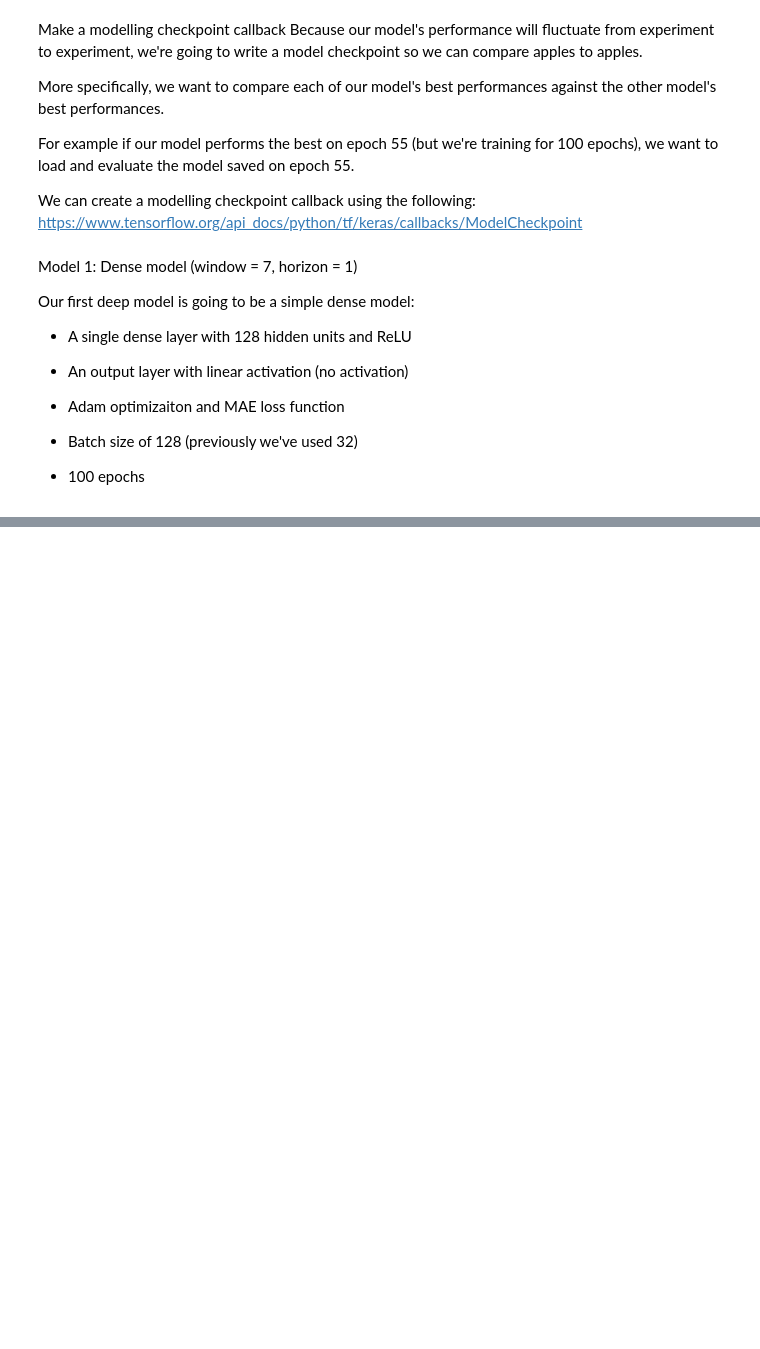
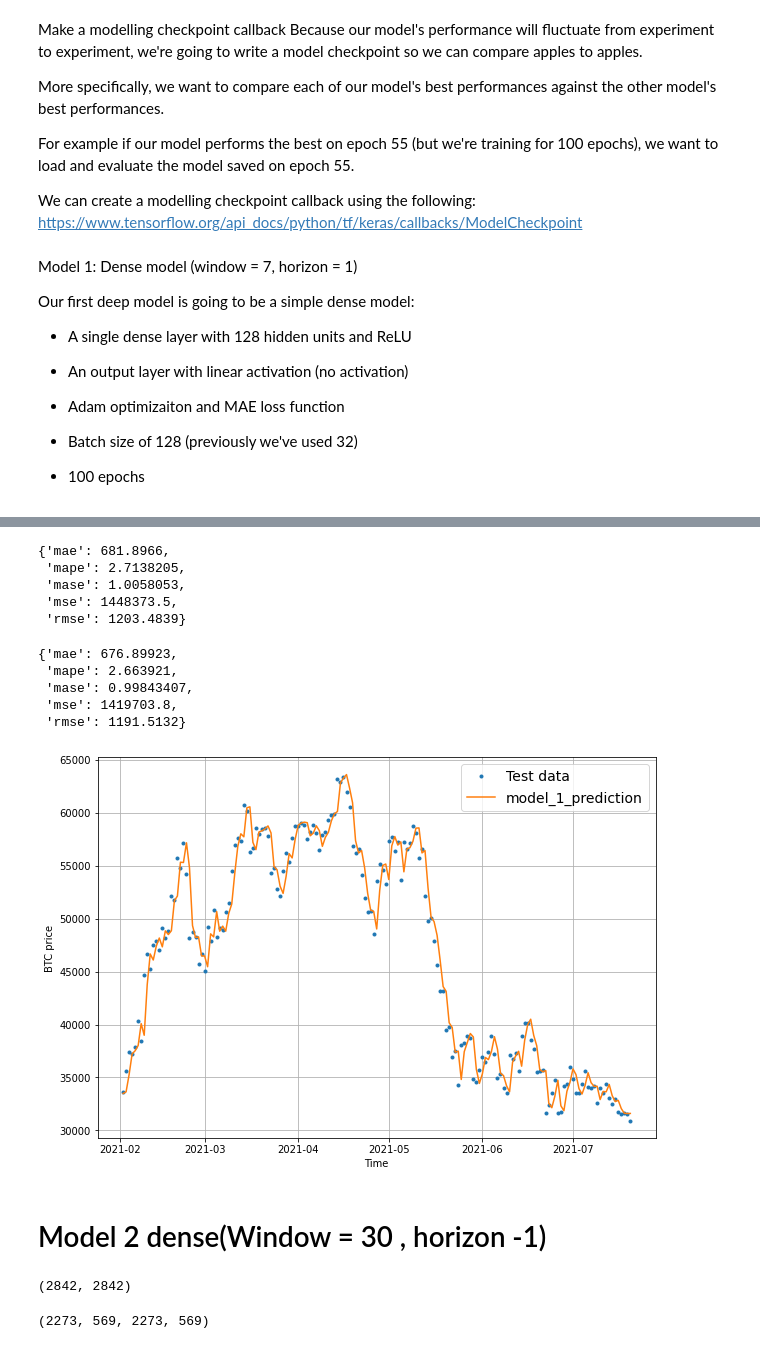
Before and after one commit to hrushikute/DataAnalytics, a Jupyter notebook: Forecasting_Time_series_Tensorflow.ipynb, the cells around one changed output, grey strips where cells are left out. Drawn from its saved outputs; the diff is of its cells as text; code cells hidden in the pictures; blank space fills up the shorter version.

```diff
--- a/Forecasting_Time_series_Tensorflow.ipynb
+++ b/Forecasting_Time_series_Tensorflow.ipynb
@@ -376,3 +376,4 @@ Epoch 100/100
 <tensorflow.python.keras.callbacks.History at 0x...>
 # %%
-model_1=tf.keras.load_model
+model_1=tf.keras.models.load_model("model_experiments/model_1_dense")
+model_1.evaluate(test_windows,test_labels)
@@ -378,0 +383,51 @@ model_1=tf.keras.load_model
+# %%
+#lets make function for getting prediction.
+
+def make_preds(model, input_data):
+  '''
+  Function uses model to predict the values on input data.
+  '''
+
+  predicted_values = model.predict(input_data)
+  return tf.squeeze(predicted_values) # return 1D array of predictions
+# %%
+model_1_preds = make_preds(model_1, test_windows)
+# %%
+#Evaluate  predicitons
+model_1_results = evaluate_preds(y_true=tf.squeeze(test_labels),
+                                 y_pred=model_1_preds)
+model_1_results
+# %% [output]
+{'mae': 681.8966,
+ 'mape': 2.7138205,
+ 'mase': 1.0058053,
+ 'mse': 1448373.5,
+ 'rmse': 1203.4839}
+# %%
+naive_results
+# %% [output]
+{'mae': 676.89923,
+ 'mape': 2.663921,
+ 'mase': 0.99843407,
+ 'mse': 1419703.8,
+ 'rmse': 1191.5132}
+# %%
+# Lets plot model1 Predictions against test data
+offset=400
+plt.figure(figsize=(10,7))
+plot_time_series(timesteps=X_test[-len(test_windows):],
+                 values=test_labels[:,0],
+                 start=offset,
+                 label="Test data"
+                 )
+
+plot_time_series(timesteps=X_test[-len(test_windows):],
+                 values=model_1_preds,
+                 start=offset,
+                 format='-',
+                 label="model_1_prediction"
+                 )
+# %% [output]
+[figure, added]
+# %% [markdown]
+# Model 2 dense(Window = 30 , horizon -1)
@@ -378,0 +437,13 @@ model_1=tf.keras.load_model
+# %%
+# Make windowed data wiht appropriate horizon and window sizes
+
+full_windows, full_labels = make_windows(price, window_size=WINDOW_SIZE, horizon=HORIZON)
+len(full_windows),len(full_labels)
+# %% [output]
+(2842, 2842)
+# %%
+# lets split the data in training and test data
+train_windows, test_windows, train_labels, test_labels = make_train_test_splits(windows=full_windows, labels=full_labels)
+len(train_windows),len( test_windows), len(train_labels),len(test_labels)
+# %% [output]
+(2273, 569, 2273, 569)
```
Also changed, not shown: parts of 9 cells of this notebook.
